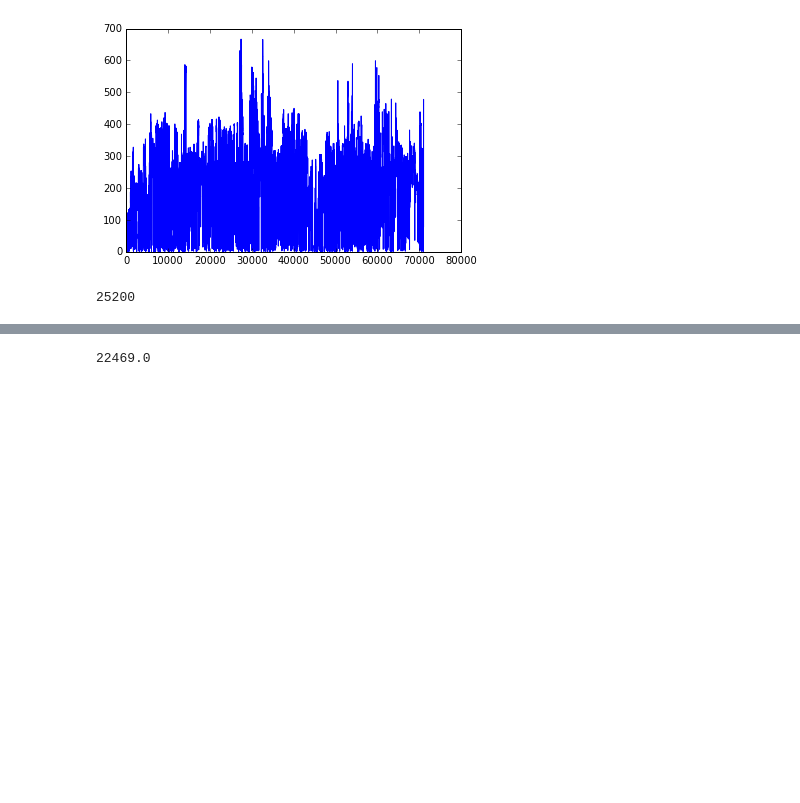
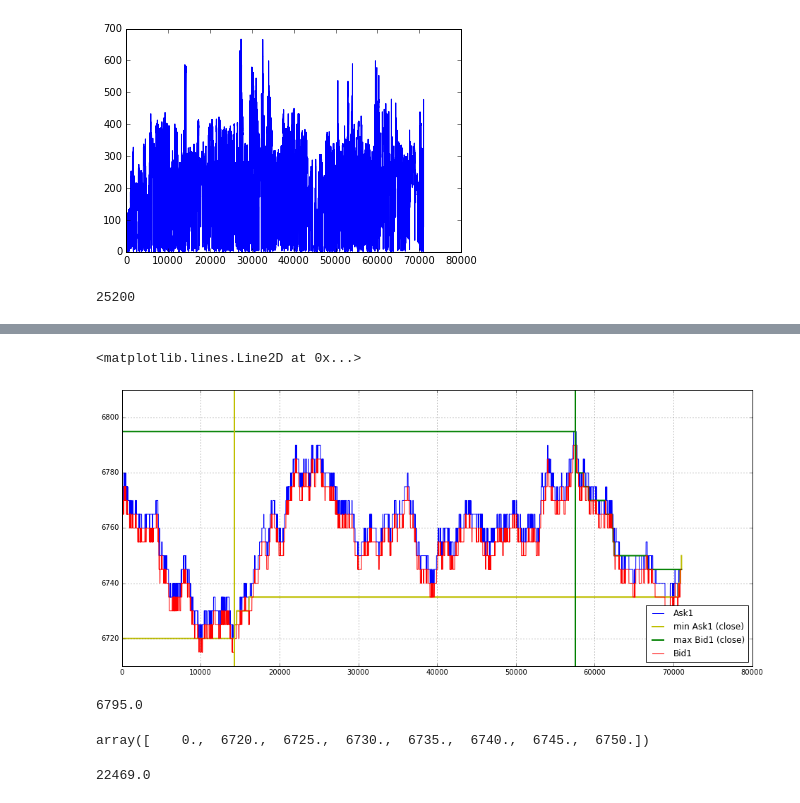
Before and after one commit to rorysroes/SGX-Full-OrderBook-Tick-Data-Trading-Strategy, a Jupyter notebook: strategy/back_testing.ipynb, the cells around one changed output, grey strips where cells are left out. Cells and saved outputs as stored; diff of their text form; code cells hidden in the pictures; blank space fills up the shorter version.

```diff
--- a/strategy/back_testing.ipynb
+++ b/strategy/back_testing.ipynb
@@ -160,0 +172,36 @@ hist(array(bas_16_one_second)/5.0)
+# %%
+min_Ask1_16_time_series = []
+min_Ask1_16_time_series.append(0)
+for i in range(1,len(Ask1_16),1):
+    min_Ask1_16_time_series.append(min(Ask1_16[i:]))
+# %%
+max_Bid1_16_time_series = []
+max_Bid1_16_time_series.append(0)
+for i in range(1,len(Bid1_16),1):
+    max_Bid1_16_time_series.append(max(Bid1_16[i:]))
+# %%
+import matplotlib.pyplot as plt
+plt.figure(figsize = (16,7))
+plt.grid()
+plot(Ask1_16[0:len(Ask1_16)],label = 'Ask1',color = 'b')
+#plot(Ask2[0:data_trade_time_series_0900_0930],label = 'Ask2')
+#plot(Ask3[0:data_trade_time_series_0900_0930],label = 'Ask3')
+plot(min_Ask1_16_time_series[0:len(Ask1_16)],label = 'min Ask1 (close)', linewidth = 2,color = 'y')
+plot(max_Bid1_16_time_series[0:len(Ask1_16)],label = 'max Bid1 (close)', linewidth = 2,color = 'g')
+
+plot(Bid1_16[0:len(Ask1_16)],label = 'Bid1',color = 'r')
+#plot(Bid2[0:data_trade_time_series_0900_0930],label = 'Bid2')
+#plot(Bid3[0:data_trade_time_series_0900_0930],label = 'Bid3')
+plt.ylim(6710,6810)
+plt.legend(loc = 4)
+index1 = np.where(np.array(max_Bid1_16_time_series[0:len(Ask1_16)]) == max(max_Bid1_16_time_series[0:len(Ask1_16)]))[0][-1]
+plt.axvline(x = index1 ,color = 'g',linestyle = '-',label = 0.4, linewidth = 2)
+index2 = np.where(np.array(min_Ask1_16_time_series[0:len(Ask1_16)]) == unique(min_Ask1_16_time_series[0:len(Ask1_16)][1]))[0][-1]
+plt.axvline(x = index2 ,color = 'y',linestyle = '-',label = 0.4, linewidth = 2)
+# %% [output]
+<matplotlib.lines.Line2D at 0x...>
+[figure, added]
+# %%
+max(max_Bid1_16_time_series[0:len(Ask1_16)])
+# %% [output]
+6795.0
@@ -161,3 +210,7 @@ hist(array(bas_16_one_second)/5.0)
+# %%
+unique(min_Ask1_16_time_series[0:len(Ask1_16)])
+# %% [output]
+array([    0.,  6720.,  6725.,  6730.,  6735.,  6740.,  6745.,  6750.])
 # %%
 timestamp_time_second[70000]
 # %% [output]
```
Also changed, not shown: parts of 2 cells of this notebook.
